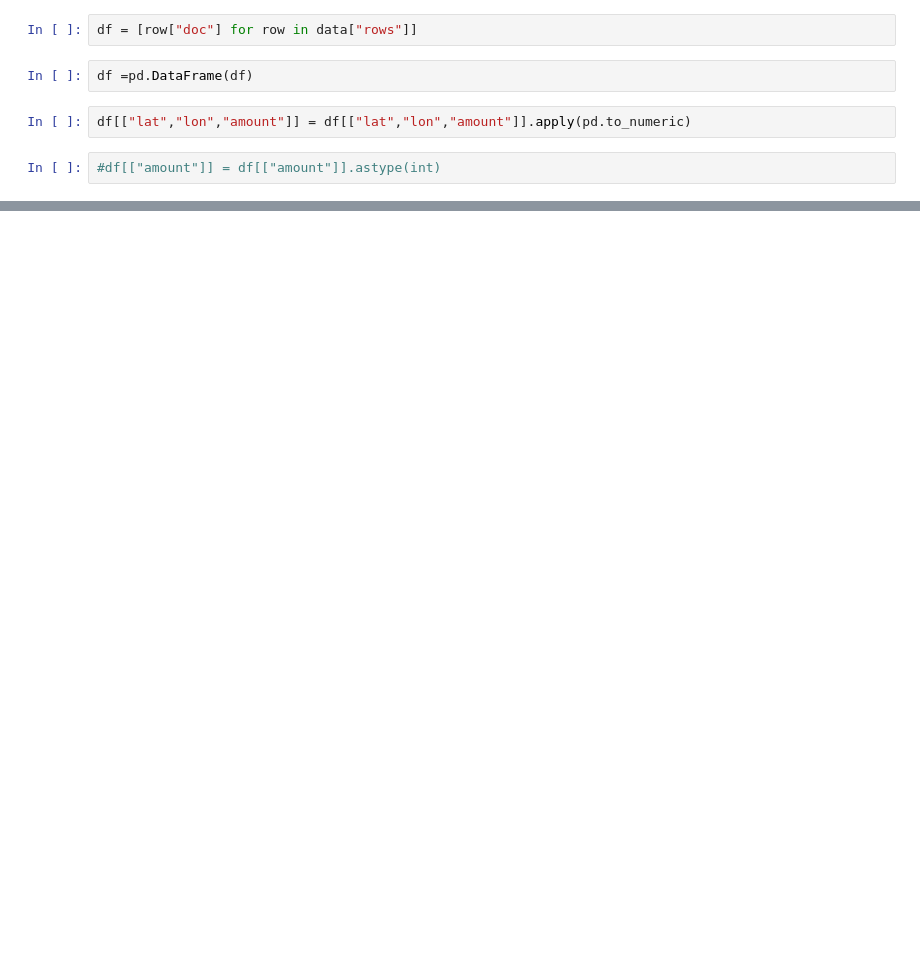
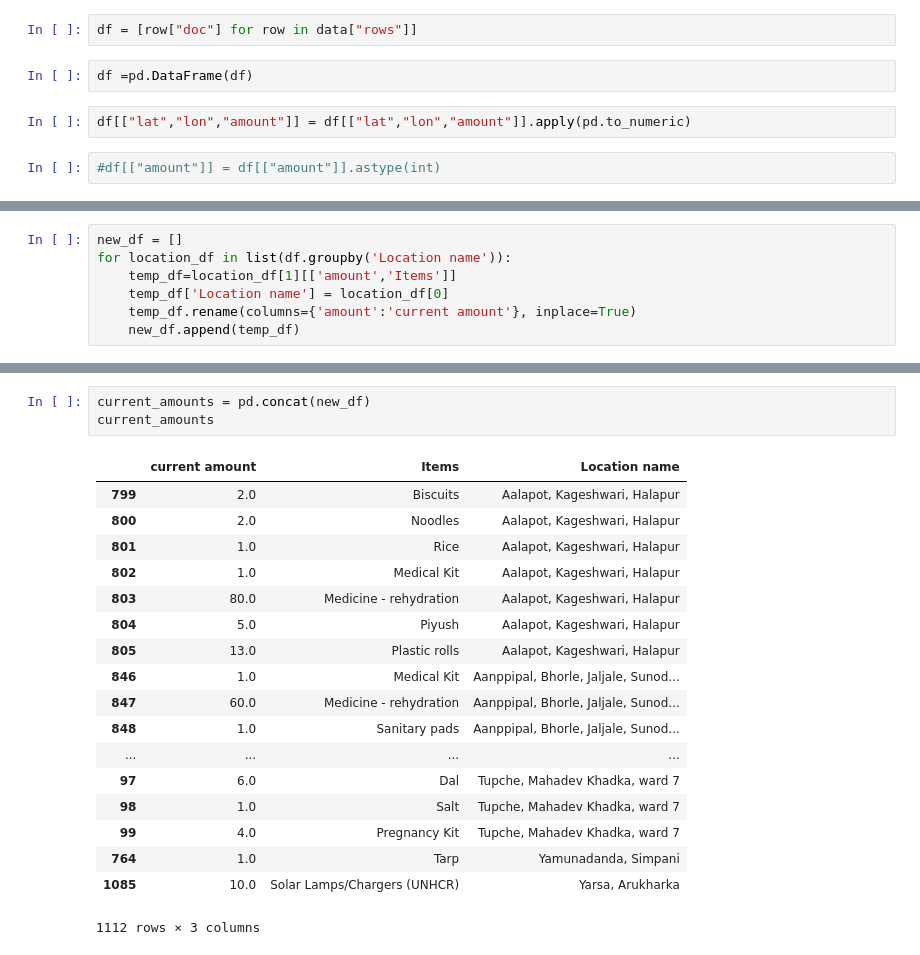
Before and after one commit to areibman/IBM-call-for-code-disaster-supply-chain, a Jupyter notebook: Pixie form db.ipynb, the cells around one changed output, grey strips where cells are left out. Saved outputs shown, nothing was run; the diff lists cells and outputs as text; blank space fills up the shorter version.

```diff
--- a/Pixie form db.ipynb
+++ b/Pixie form db.ipynb
@@ -94,0 +157,7 @@ TypeError: list indices must be integers or slices, not str
+# %%
+new_df = []
+for location_df in list(df.groupby('Location name')):
+    temp_df=location_df[1][['amount','Items']]
+    temp_df['Location name'] = location_df[0]
+    temp_df.rename(columns={'amount':'current amount'}, inplace=True)
+    new_df.append(temp_df)
@@ -94,0 +174,22 @@ TypeError: list indices must be integers or slices, not str
+# %%
+current_amounts = pd.concat(new_df)
+current_amounts
+# %% [output]
+|  | current amount | Items | Location name |
+| 799 | 2.0 | Biscuits | Aalapot, Kageshwari, Halapur |
+| 800 | 2.0 | Noodles | Aalapot, Kageshwari, Halapur |
+| 801 | 1.0 | Rice | Aalapot, Kageshwari, Halapur |
+| 802 | 1.0 | Medical Kit | Aalapot, Kageshwari, Halapur |
+| 803 | 80.0 | Medicine - rehydration | Aalapot, Kageshwari, Halapur |
+| 804 | 5.0 | Piyush | Aalapot, Kageshwari, Halapur |
+| 805 | 13.0 | Plastic rolls | Aalapot, Kageshwari, Halapur |
+| 846 | 1.0 | Medical Kit | Aanppipal, Bhorle, Jaljale, Sunod... |
+| 847 | 60.0 | Medicine - rehydration | Aanppipal, Bhorle, Jaljale, Sunod... |
+| 848 | 1.0 | Sanitary pads | Aanppipal, Bhorle, Jaljale, Sunod... |
+| ... | ... | ... | ... |
+| 97 | 6.0 | Dal | Tupche, Mahadev Khadka, ward 7 |
+| 98 | 1.0 | Salt | Tupche, Mahadev Khadka, ward 7 |
+| 99 | 4.0 | Pregnancy Kit | Tupche, Mahadev Khadka, ward 7 |
+| 764 | 1.0 | Tarp | Yamunadanda, Simpani |
+| 1085 | 10.0 | Solar Lamps/Chargers (UNHCR) | Yarsa, Arukharka |
+1112 rows × 3 columns
```
Also changed, not shown: parts of 24 cells of this notebook.
